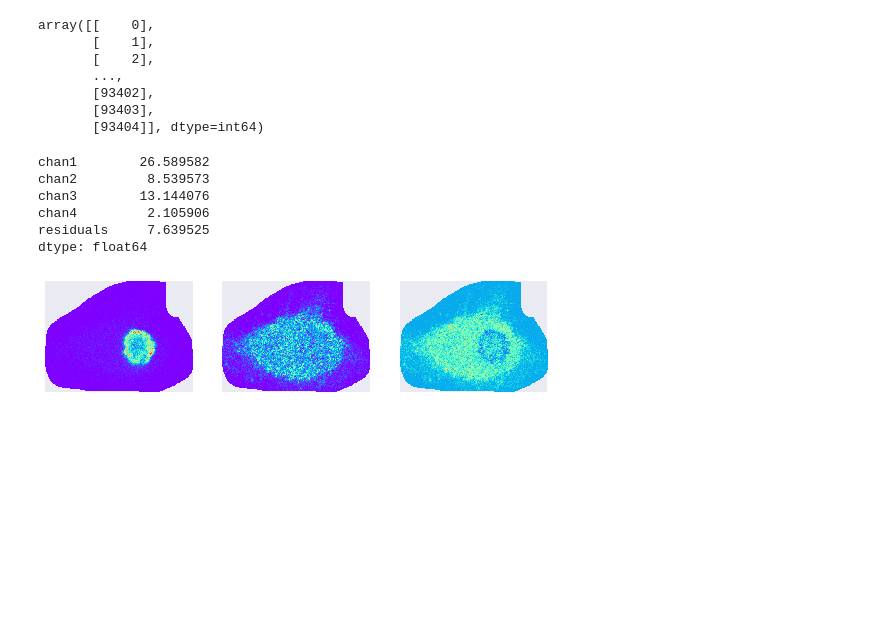
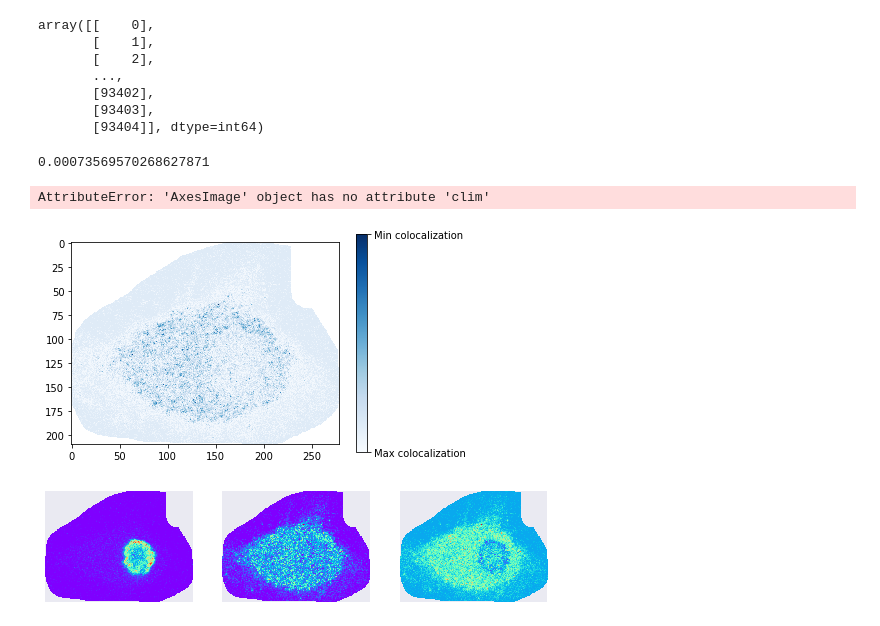
Before and after one commit to plinders/pyColocalizer, a Jupyter notebook: Residual graph.ipynb, the cells around one changed output. Saved outputs shown, nothing was run; the diff lists cells and outputs as text; code cells hidden in the pictures; blank space fills up the shorter version.

```diff
--- a/Residual graph.ipynb
+++ b/Residual graph.ipynb
@@ -90,15 +92,25 @@ array([[    0],
        [93402],
        [93403],
        [93404]], dtype=int64)
-# %%
-df_mean.max()
-# %% [output]
-chan1        26.589582
-chan2         8.539573
-chan3        13.144076
-chan4         2.105906
-residuals     7.639525
-dtype: float64
+# %%
+minval = abs(df_mean['residuals']).min()
+maxval = df_mean['residuals'].max()
+# %%
+minval
+# %% [output]
+0.00073569570268627871
+# %%
+fig, ax = plt.subplots()
+cax = ax.imshow(abs(df_mean['residuals']).values.reshape(img_shape), cmap = "Blues")
+cbar = fig.colorbar(cax, ticks=[minval, maxval])
+cbar.ax.set_yticklabels(['Max colocalization', 'Min colocalization'])
+cax.clim(0, maxval)
+plt.xticks(())
+plt.yticks(())
+plt.show()
+# %% [output]
+AttributeError: 'AxesImage' object has no attribute 'clim'
+[figure, added]
 # %%
 import matplotlib.gridspec as gridspec
 plt.figure(figsize=(9,9))
```
Also changed, not shown: parts of 2 cells of this notebook, 1 other file.
